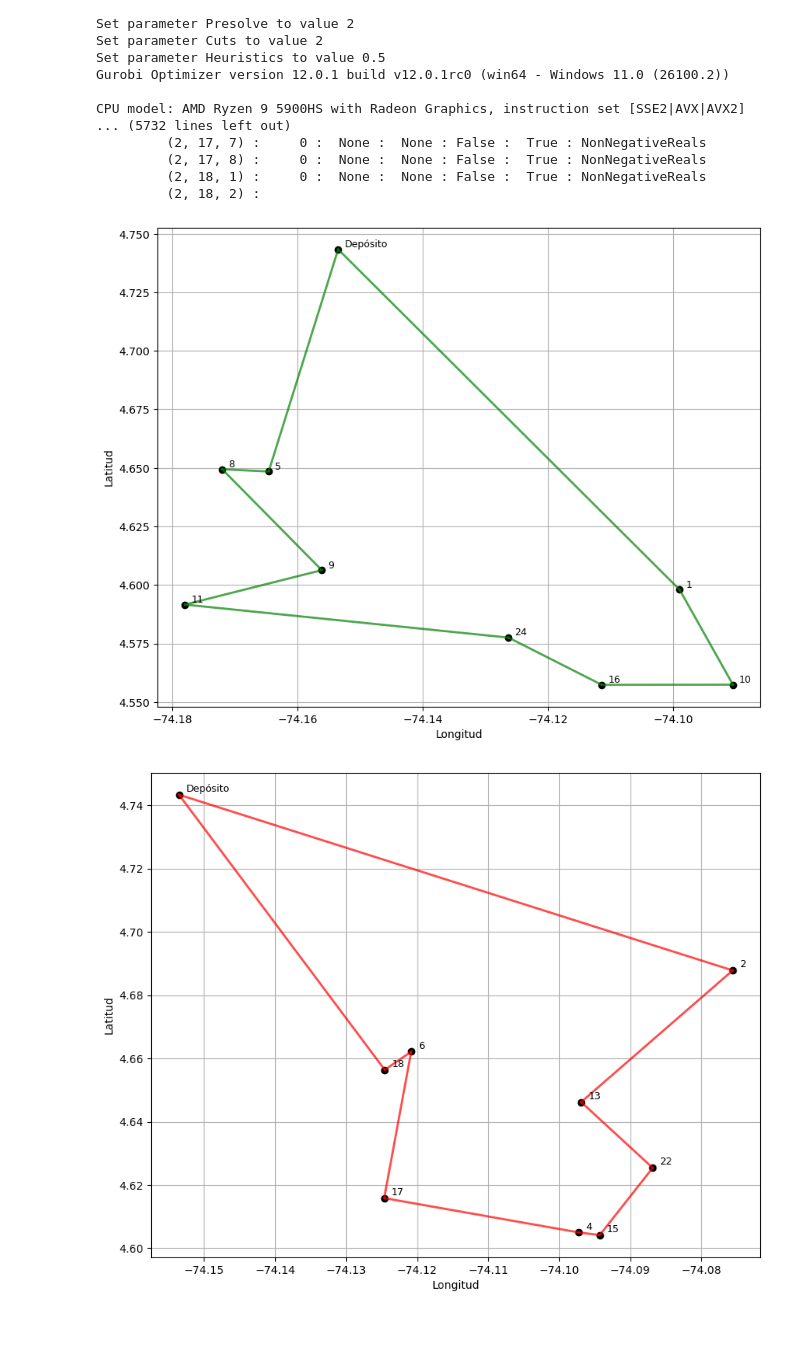
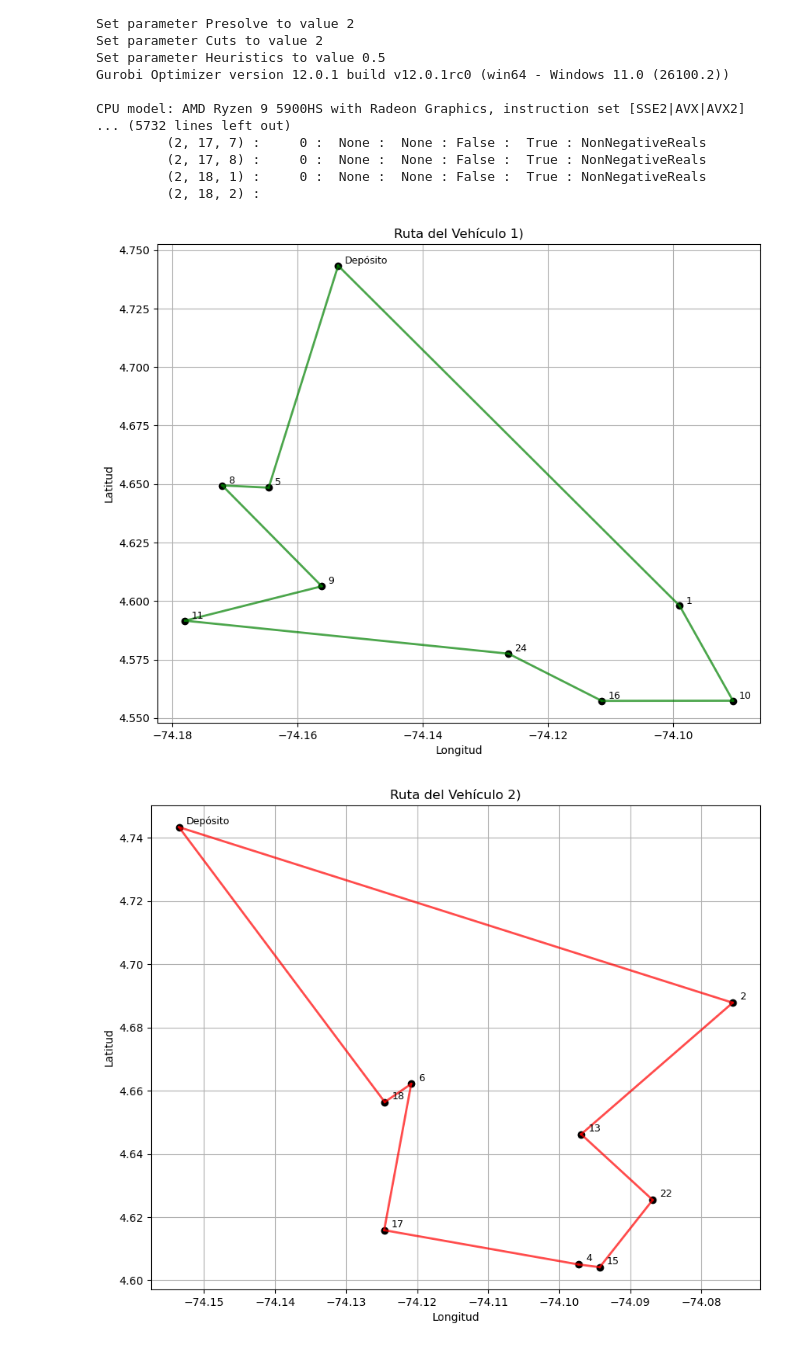
Before and after one commit to juandnn/202510-mos-grupo6-proyecto, a Jupyter notebook: codigo_caso_1.ipynb, the cells around one changed output. Saved outputs shown, nothing was run; the diff lists cells and outputs as text; code cells hidden in the pictures.

```diff
--- a/codigo_caso_1.ipynb
+++ b/codigo_caso_1.ipynb
@@ -282,32 +282,33 @@ for k in model.V:
         used_nodes_k.add(j)
 
 
     # Graficar nodos y rutas
     coords_k = {i: lat_lon_list[i] for i in used_nodes_k}
 
     # Asegurarse de que el nodo representativo tenga coordenadas (usar las del nodo 0)
     if representative_depot not in coords_k:
         coords_k[representative_depot] = lat_lon_list[representative_depot]
 
     plt.figure(figsize=(10, 8))
 
     # Dibujar nodos
     for i, (lat, lon) in coords_k.items():
         plt.plot(lon, lat, 'ko')
         label = "Depósito" if i == representative_depot else str(i)
         plt.text(lon + 0.001, lat + 0.001, label, fontsize=9)
 
     # Dibujar ruta del vehículo
     color = colors[k % len(colors)]
     for (i, j) in edges:
         lat1, lon1 = coords_k[i]
         lat2, lon2 = coords_k[j]
         plt.plot([lon1, lon2], [lat1, lat2], color=color, linewidth=2, alpha=0.7)
 
+    plt.title(f"Ruta del Vehículo {k}")
     plt.xlabel("Longitud")
     plt.ylabel("Latitud")
     plt.grid(True)
     plt.show()
 # %% [output]
-[figure, old version]
+[figure, new version]
-[figure, old version]
+[figure, new version]
```
Also changed, not shown: parts of 1 cell of this notebook.
